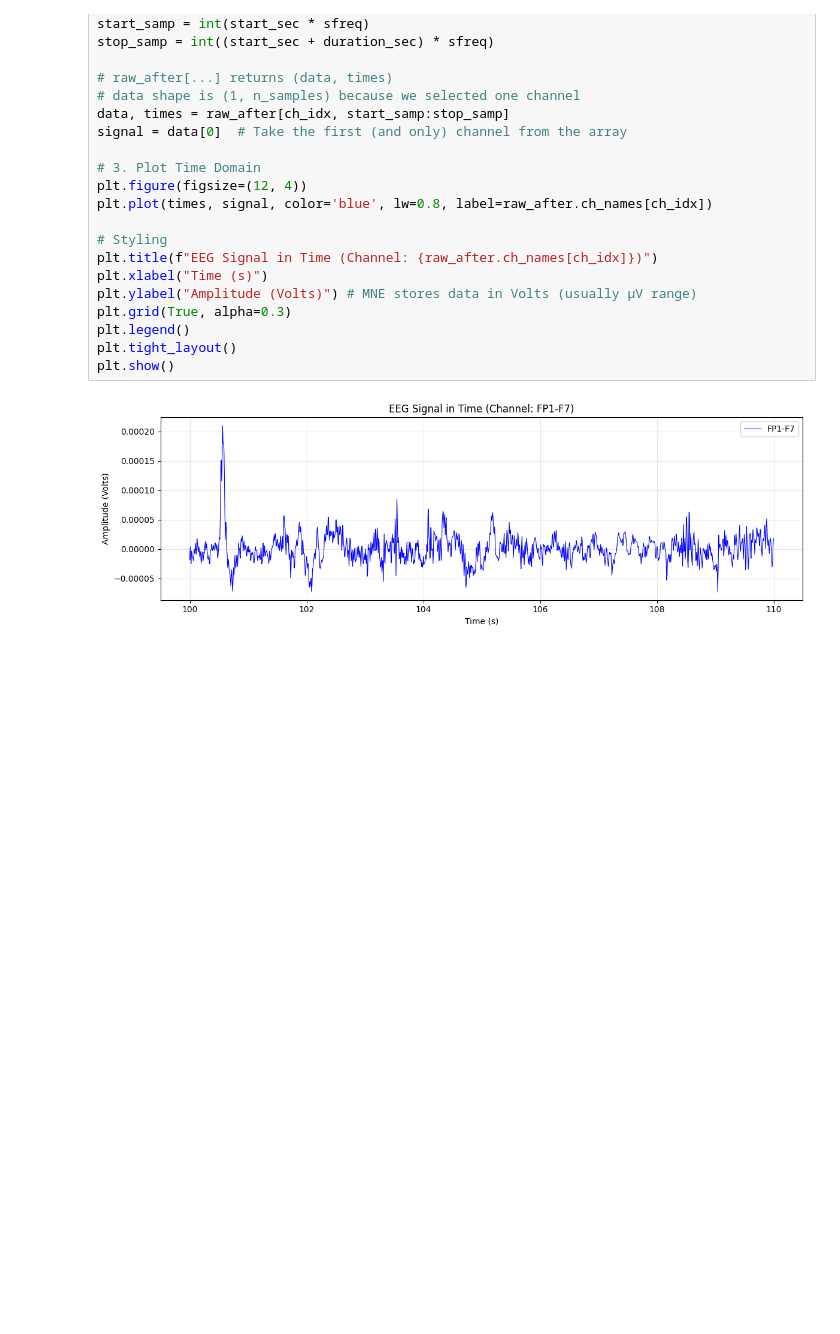
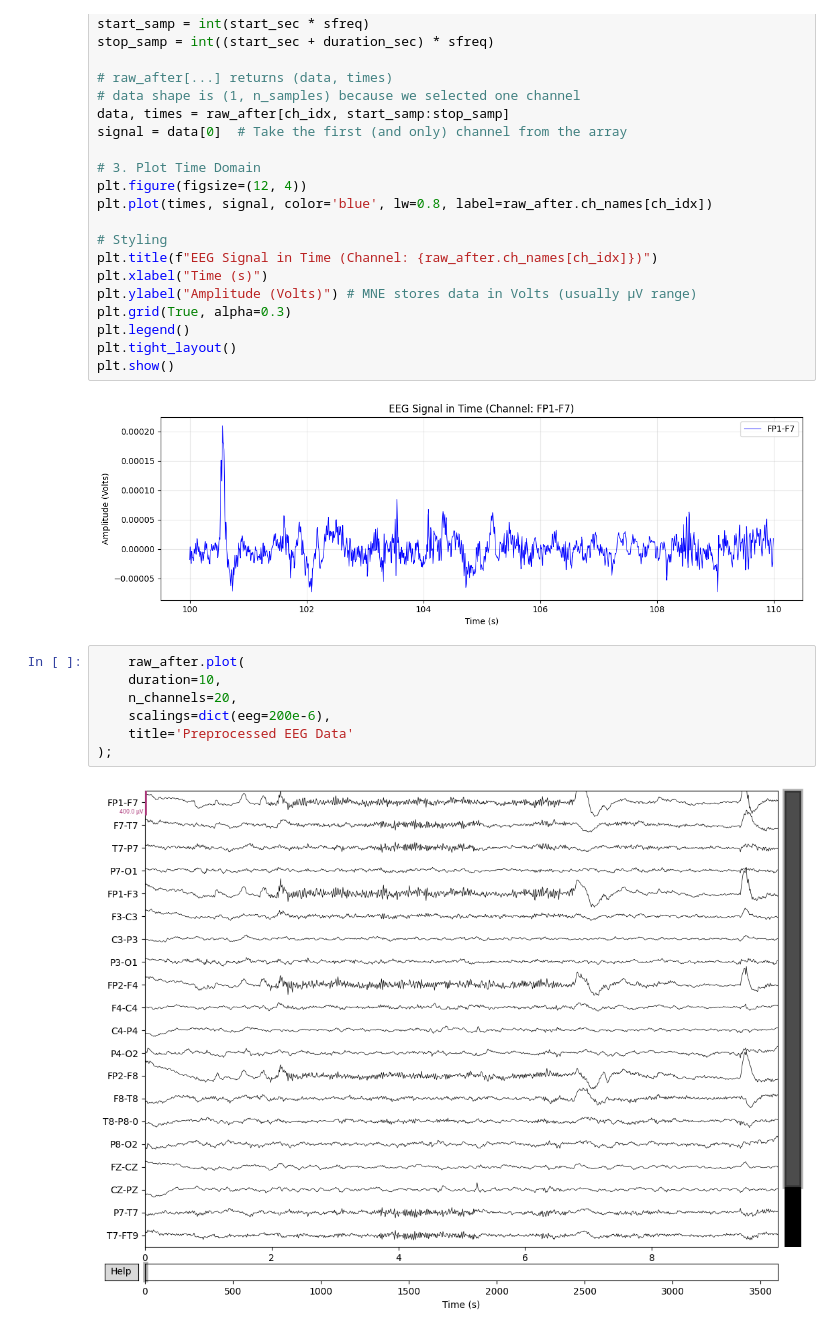
Before and after one commit to denizyennerr/Tez, a Jupyter notebook: notebooks/analysis.ipynb, the cells around one changed output. Drawn from its saved outputs; the diff is of its cells as text; blank space fills up the shorter version.

```diff
--- a/notebooks/analysis.ipynb
+++ b/notebooks/analysis.ipynb
@@ -1177,3 +1105,12 @@ plt.tight_layout()
 plt.show()
 # %% [output]
 [figure]
+# %%
+    raw_after.plot(
+    duration=10,
+    n_channels=20,
+    scalings=dict(eeg=200e-6),
+    title='Preprocessed EEG Data'
+);
+# %% [output]
+[figure, added]
```
Also changed, not shown: parts of 9 cells of this notebook.
